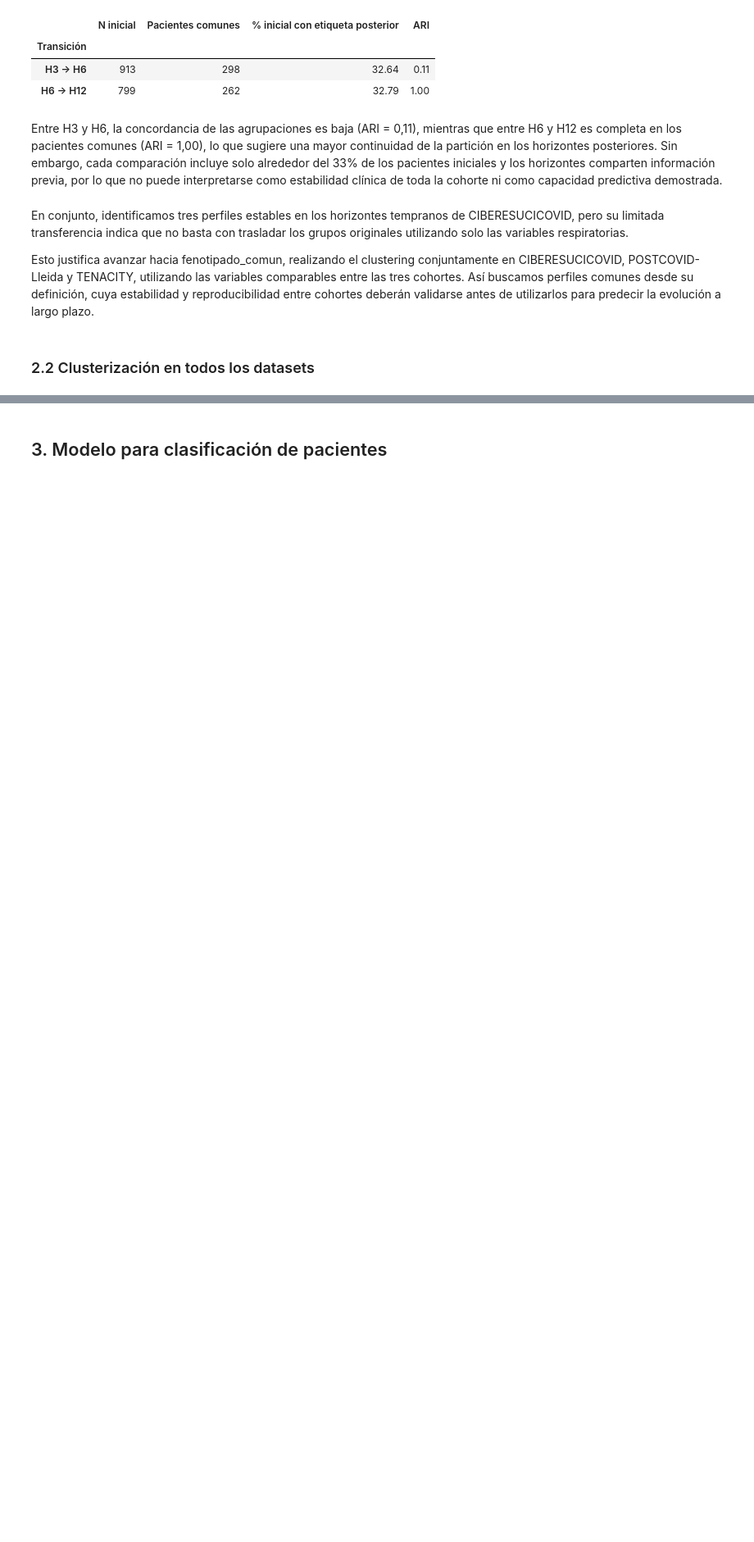
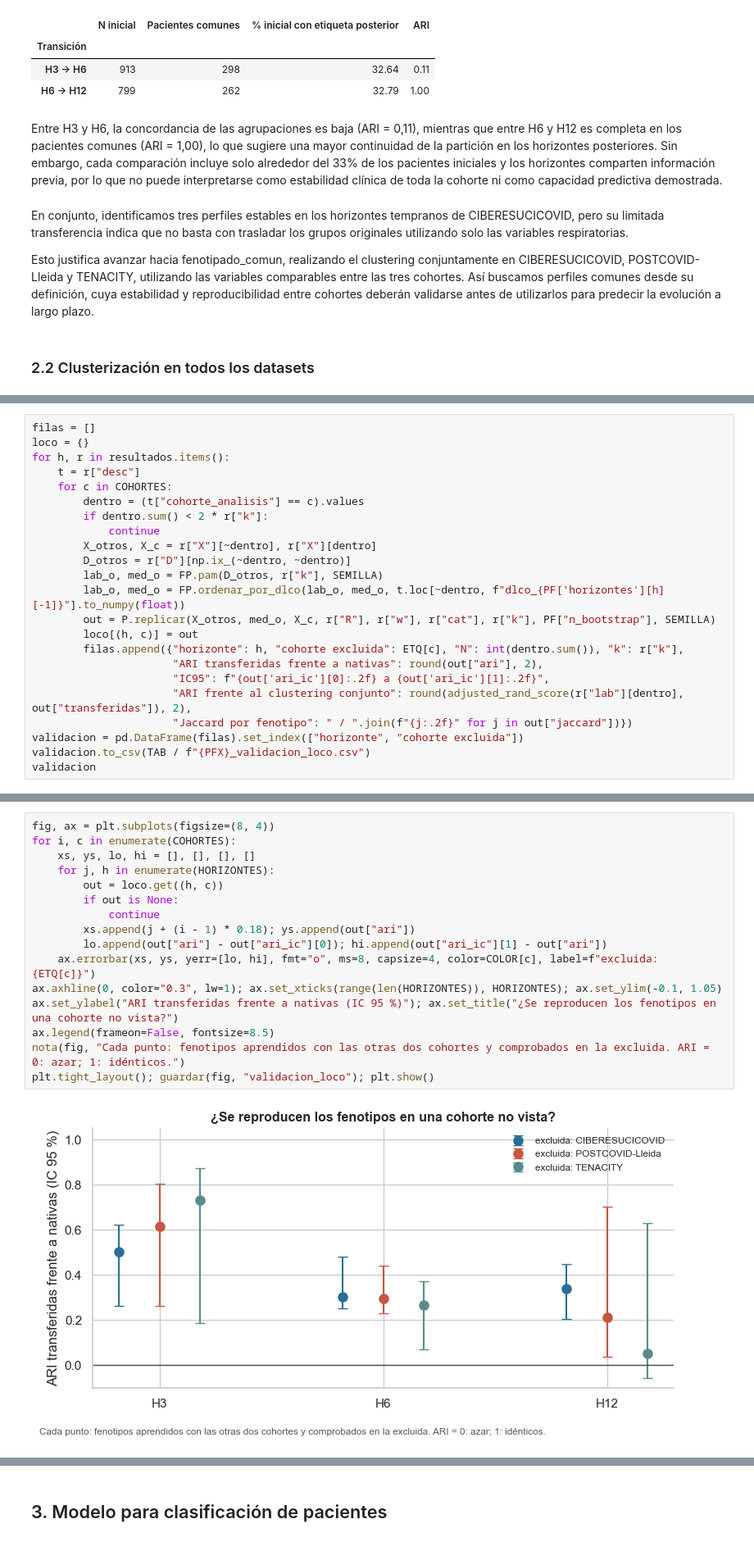
Before and after one commit to Nil-Muriach/Respira_Hackathon, a Jupyter notebook: main.ipynb, the cells around one changed output, grey strips where cells are left out. Shown at 82% size. Saved outputs shown, nothing was run; the diff lists cells and outputs as text; blank space fills up the shorter version.

```diff
--- a/main.ipynb
+++ b/main.ipynb
@@ -728,0 +965,23 @@ Esto justifica avanzar hacia fenotipado_comun, realizando el clustering conjunta
+# %%
+filas = []
+loco = {}
+for h, r in resultados.items():
+    t = r["desc"]
+    for c in COHORTES:
+        dentro = (t["cohorte_analisis"] == c).values
+        if dentro.sum() < 2 * r["k"]:
+            continue
+        X_otros, X_c = r["X"][~dentro], r["X"][dentro]
+        D_otros = r["D"][np.ix_(~dentro, ~dentro)]
+        lab_o, med_o = FP.pam(D_otros, r["k"], SEMILLA)
+        lab_o, med_o = FP.ordenar_por_dlco(lab_o, med_o, t.loc[~dentro, f"dlco_{PF['horizontes'][h][-1]}"].to_numpy(float))
+        out = P.replicar(X_otros, med_o, X_c, r["R"], r["w"], r["cat"], r["k"], PF["n_bootstrap"], SEMILLA)
+        loco[(h, c)] = out
+        filas.append({"horizonte": h, "cohorte excluida": ETQ[c], "N": int(dentro.sum()), "k": r["k"],
+                      "ARI transferidas frente a nativas": round(out["ari"], 2),
+                      "IC95": f"{out['ari_ic'][0]:.2f} a {out['ari_ic'][1]:.2f}",
+                      "ARI frente al clustering conjunto": round(adjusted_rand_score(r["lab"][dentro], out["transferidas"]), 2),
+                      "Jaccard por fenotipo": " / ".join(f"{j:.2f}" for j in out["jaccard"])})
+validacion = pd.DataFrame(filas).set_index(["horizonte", "cohorte excluida"])
+validacion.to_csv(TAB / f"{PFX}_validacion_loco.csv")
+validacion
@@ -728,0 +1000,18 @@ Esto justifica avanzar hacia fenotipado_comun, realizando el clustering conjunta
+# %%
+fig, ax = plt.subplots(figsize=(8, 4))
+for i, c in enumerate(COHORTES):
+    xs, ys, lo, hi = [], [], [], []
+    for j, h in enumerate(HORIZONTES):
+        out = loco.get((h, c))
+        if out is None:
+            continue
+        xs.append(j + (i - 1) * 0.18); ys.append(out["ari"])
+        lo.append(out["ari"] - out["ari_ic"][0]); hi.append(out["ari_ic"][1] - out["ari"])
+    ax.errorbar(xs, ys, yerr=[lo, hi], fmt="o", ms=8, capsize=4, color=COLOR[c], label=f"excluida: {ETQ[c]}")
+ax.axhline(0, color="0.3", lw=1); ax.set_xticks(range(len(HORIZONTES)), HORIZONTES); ax.set_ylim(-0.1, 1.05)
+ax.set_ylabel("ARI transferidas frente a nativas (IC 95 %)"); ax.set_title("¿Se reproducen los fenotipos en una cohorte no vista?")
+ax.legend(frameon=False, fontsize=8.5)
+nota(fig, "Cada punto: fenotipos aprendidos con las otras dos cohortes y comprobados en la excluida. ARI = 0: azar; 1: idénticos.")
+plt.tight_layout(); guardar(fig, "validacion_loco"); plt.show()
+# %% [output]
+[figure, added]
```
Also changed, not shown: parts of 35 cells of this notebook.
